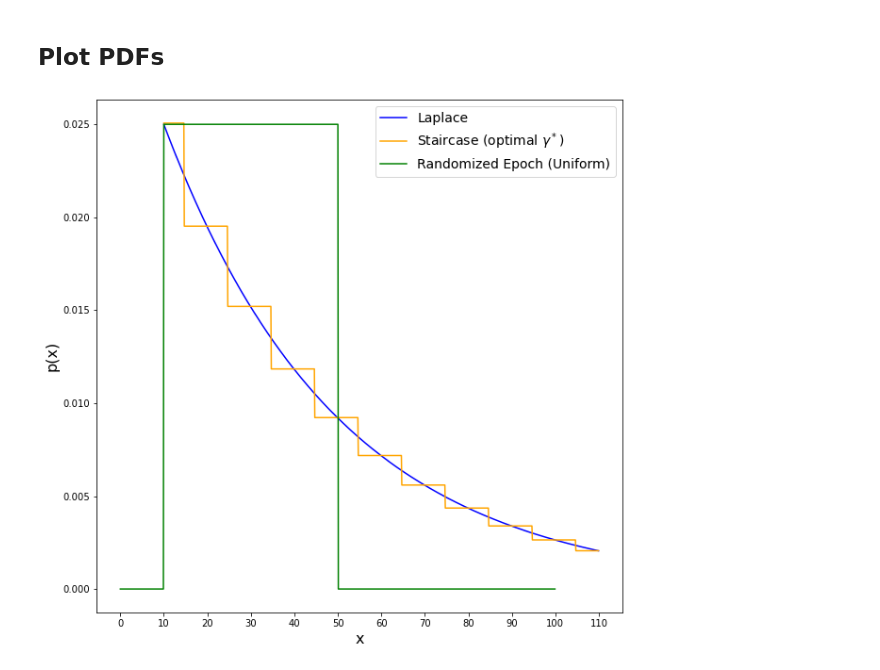
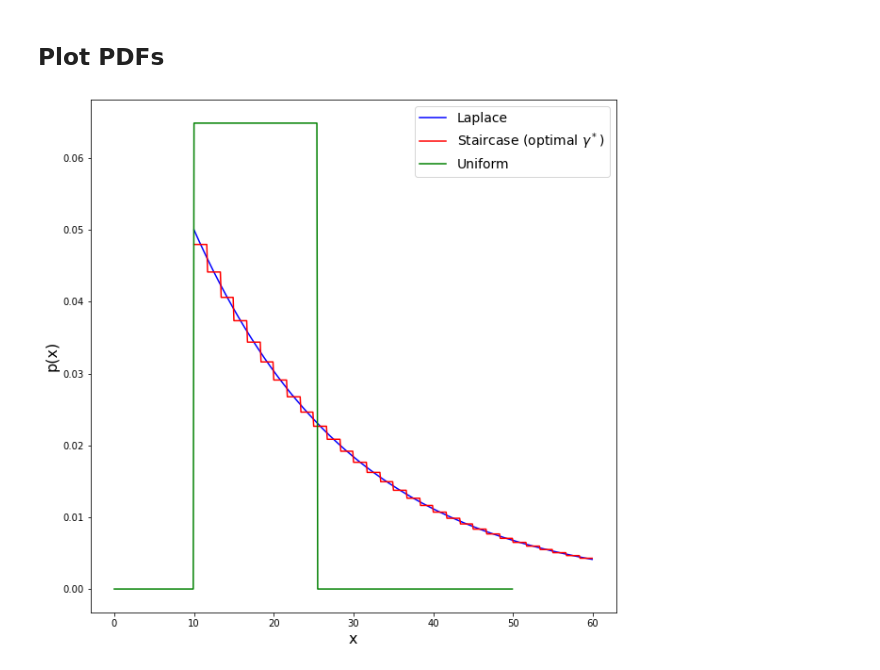
Before and after one commit to akgoldberg/batching-privacy, a Jupyter notebook: priv_plots.ipynb, the cells around one changed output. Saved outputs shown, nothing was run; the diff lists cells and outputs as text; code cells hidden in the pictures.

```diff
--- a/priv_plots.ipynb
+++ b/priv_plots.ipynb
@@ -11,7 +12,7 @@ def K_to_eps(K):
     return 2*np.log((K+1.) / K)
 
 def eps_to_K(eps):
-    return max(1, np.ceil(1./(np.exp(eps/2.) -1)))
+    return max(0, (1./(np.exp(eps/2.) -1)))
 
 def pdf_laplace(eps, g, x):
     b = g / eps
@@ -47,26 +48,26 @@ def pdf_geometric(eps, g, x):
 # %%
 fig, ax = plt.subplots(figsize=(10,10))
 
 batched=True
 g = 10
-eps = .5
+eps = 1.
 K = eps_to_K(eps)
-xs = np.arange(0, 100, 0.1)
+xs = np.arange(0, 50, 0.1)
 # ax.plot(xs, [pdf_staircase(eps/2., g, x, gamma=0) for x in xs], label=r'staircase ($\gamma =0$)')
+a = g if batched else 0
 
 ax.plot(a + xs, [pdf_exp(eps/2., g, x) for x in xs], label='Laplace', color='blue')
-ax.plot(a + xs, [pdf_staircase(eps/2., g, x) for x in xs], label='Staircase (optimal $\gamma^*$)', color='orange')
-ax.plot(xs, [pdf_unif(K, g, x, batched) for x in xs], label='Randomized Epoch (Uniform)', color='green')
-a = g if batched else 0
+ax.plot(a + xs, [pdf_staircase(eps/2., g, x) for x in xs], label='Staircase (optimal $\gamma^*$)', color='red')
+ax.plot(xs, [pdf_unif(K, g, x, batched) for x in xs], label='Uniform', color='green')
 
 ax.legend(fontsize=14)
 ax.set_xlabel('x', fontsize=16)
 ax.set_ylabel('p(x)', fontsize=16)
 ax.set_xticks(np.arange(0, max(xs)+a+1, g))
 
 plt.show()
 # %% [output]
-[figure, old version]
+[figure, new version]
 # %%
 def expected_delay_geom(g, eps):
     p = 1. - np.exp(-1*eps/(2*g))
```
Also changed, not shown: parts of 25 cells of this notebook, 8 other files.
